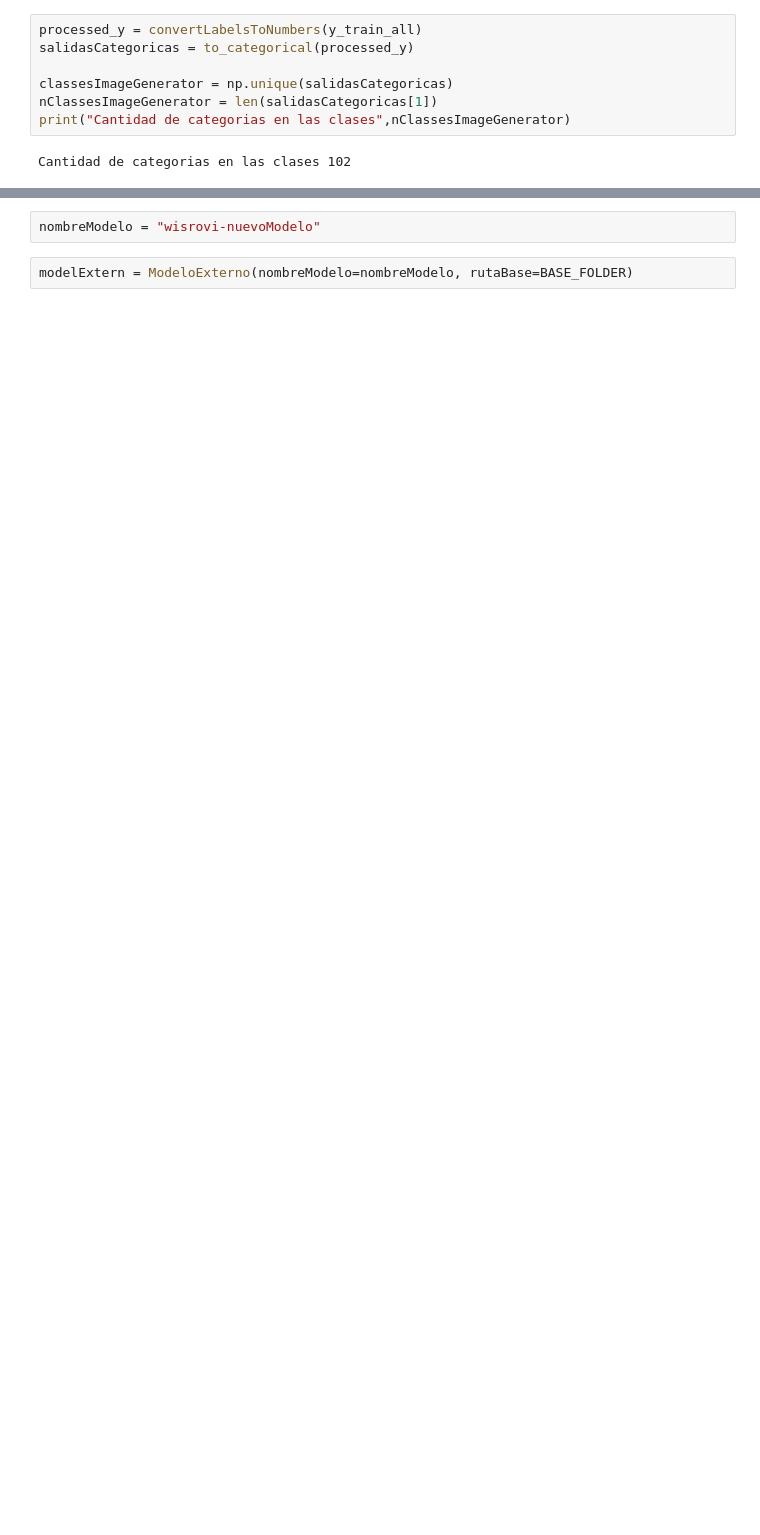
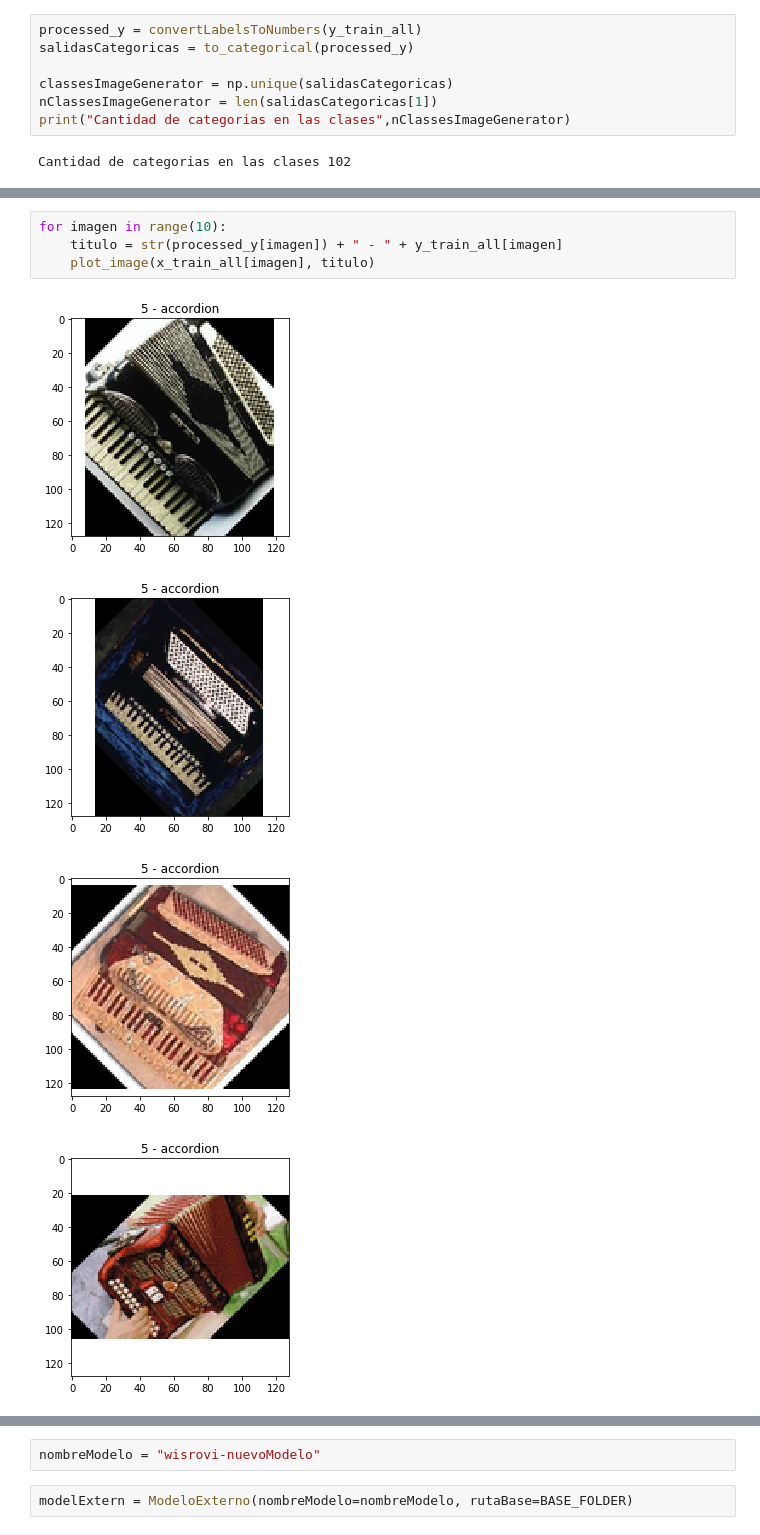
Before and after one commit to wisrovi/RedesNeuronales, a Jupyter notebook: 07MAIR-WilliamSteveRodriguezVillamizar.ipynb, the cells around one changed output, grey strips where cells are left out. Cells and saved outputs as stored; diff of their text form; blank space fills up the shorter version.

```diff
--- a/07MAIR-WilliamSteveRodriguezVillamizar.ipynb
+++ b/07MAIR-WilliamSteveRodriguezVillamizar.ipynb
@@ -371,0 +407,9 @@ Valid
+# %%
+for imagen in range(10):
+    titulo = str(processed_y[imagen]) + " - " + y_train_all[imagen]
+    plot_image(x_train_all[imagen], titulo)
+# %% [output]
+[figure, added]
+[figure, added]
+[figure, added]
+[figure, added]
```
Also changed, not shown: parts of 56 cells of this notebook.
